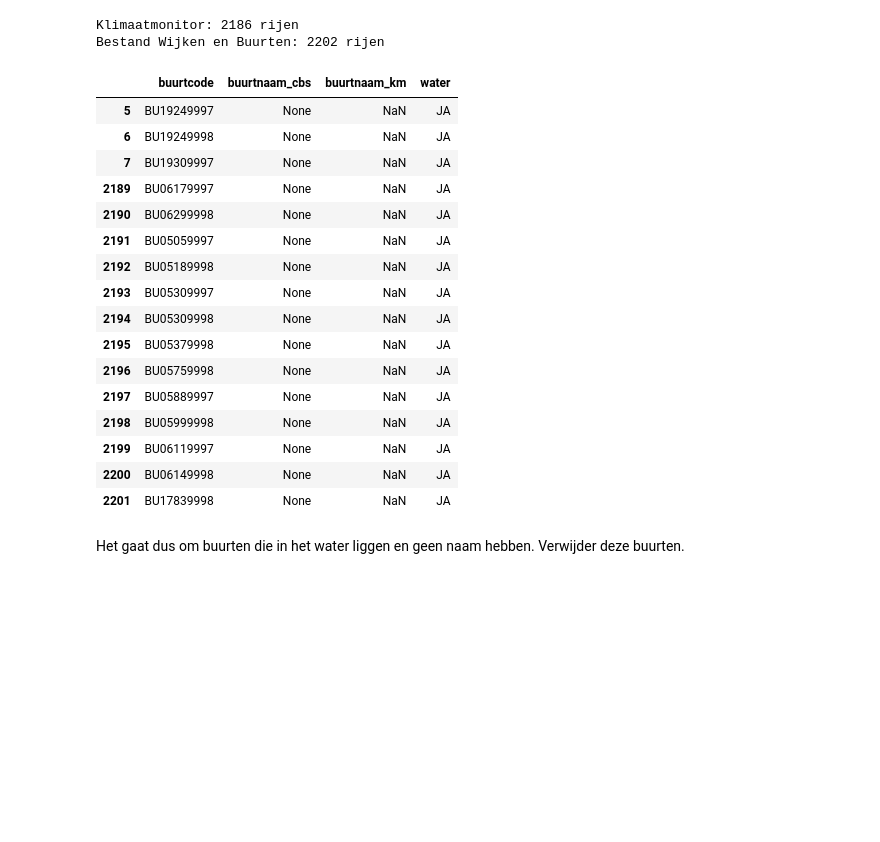
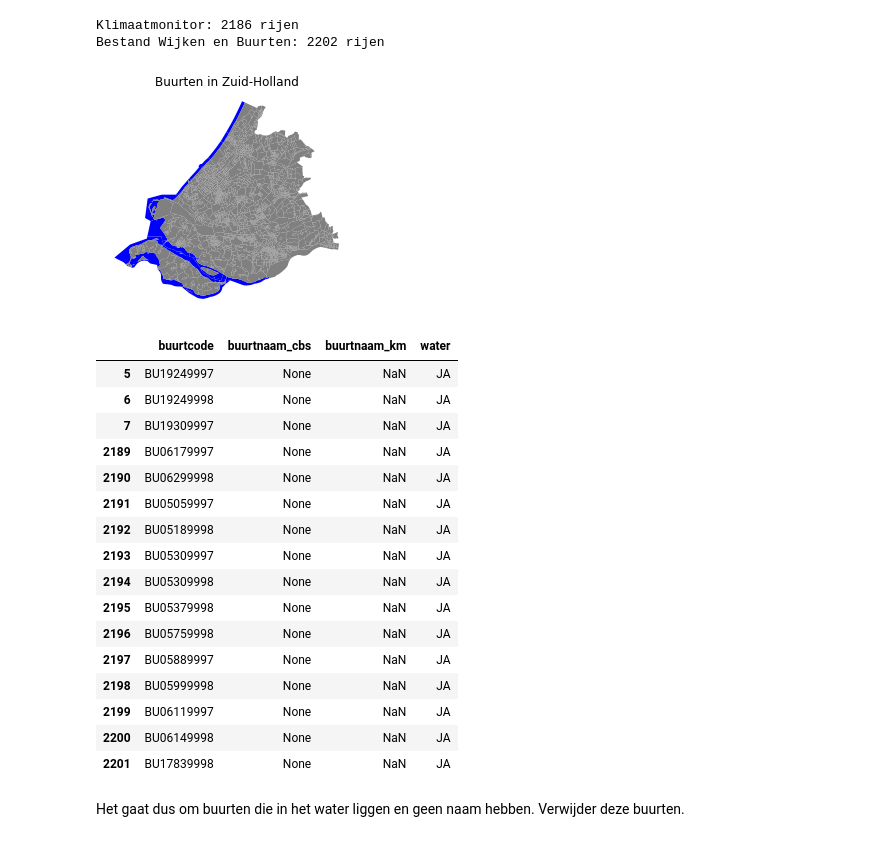
Before and after one commit to FrieseWoudloper/microsubsidies, a Jupyter notebook: microsubsidies.ipynb, the cells around one changed output. Drawn from its saved outputs; the diff is of its cells as text; code cells hidden in the pictures; blank space fills up the shorter version.

```diff
--- a/microsubsidies.ipynb
+++ b/microsubsidies.ipynb
@@ -20,6 +20,7 @@ Download gegevens uit de [Klimaatmonitor](https://klimaatmonitor.databank.nl/Jiv
 klimaatmonitor = pd.read_excel('./data/Klimaatmonitor.xls',  sep = ";")
 klimaatmonitor.rename({"Code": "buurtcode", "Gebieden": "buurtnaam"}, axis = 'columns', inplace = True)
 klimaatmonitor['buurtcode'] = klimaatmonitor['buurtcode'].apply(lambda x: 'BU{0:0>8}'.format(x))
+klimaatmonitor.replace([-99999999.0, '?', '-'], np.nan, inplace = True)
 print(klimaatmonitor.shape)
 # %% [output]
 (2186, 71)
@@ -58,6 +59,7 @@ url = 'https://geodata.nationaalgeoregister.nl/wijkenbuurten2018/wfs?' \
 provincie_buffered = provincie.copy()
 provincie_buffered.geometry = provincie.geometry.buffer(100)
 buurten = gpd.sjoin(gpd.read_file(url), provincie_buffered, op = 'within')
+buurten.replace([-99999999.0, '?', '-'], np.nan, inplace = True)
 ax = buurten.plot(facecolor = 'grey')
 provincie.plot(facecolor =  'none', edgecolor = 'black', lw = 2, ax = ax)
 ax.set_title('Buurten in Zuid-Holland')
@@ -76,8 +78,15 @@ Klimaatmonitor: 2186 rijen
 Bestand Wijken en Buurten: 2202 rijen
 # %%
 df = pd.merge(buurten, klimaatmonitor, on = 'buurtcode', how = 'outer', suffixes=(['_cbs', '_km']))
+ax = df.loc[df.buurtnaam_km.isnull()].plot(facecolor = 'blue')
+df.loc[~df.buurtnaam_km.isnull()].plot(facecolor =  'grey', ax = ax)
+ax.set_title('Buurten in Zuid-Holland')
+ax.set_axis_off()
+plt.show()
+del ax
 df[['buurtcode', 'buurtnaam_cbs', 'buurtnaam_km', 'water']].loc[df.buurtnaam_km.isnull()]
 # %% [output]
+[figure, added]
 |  | buurtcode | buurtnaam_cbs | buurtnaam_km | water |
 | 5 | BU19249997 | None | NaN | JA |
 | 6 | BU19249998 | None | NaN | JA |
```
Also changed, not shown: parts of 7 cells of this notebook, 3 other files.
